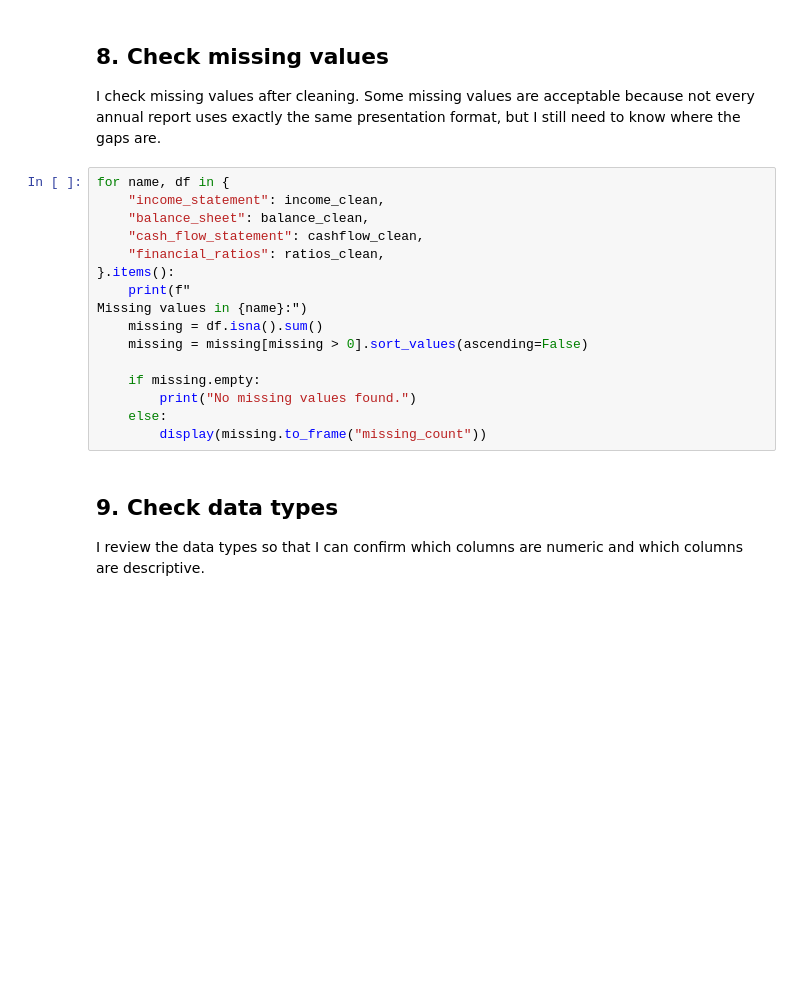
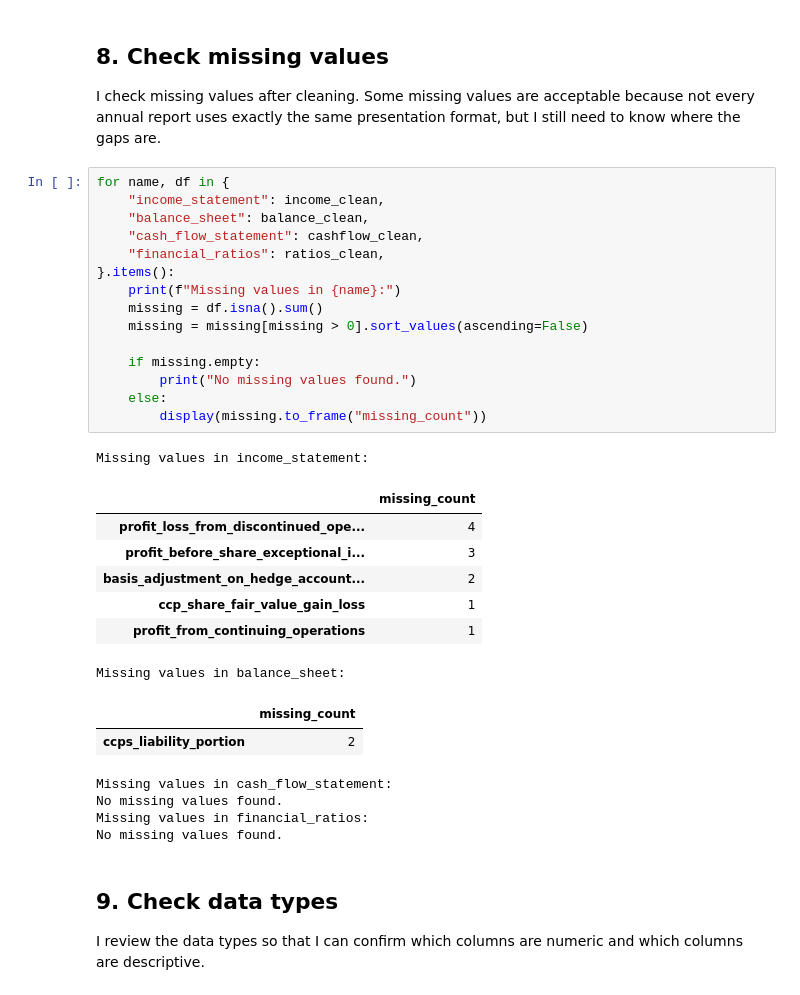
Before and after one commit to vatsal-goel/tata-motors-financial-analysis, a Jupyter notebook: notebooks/01_data_cleaning_and_validation.ipynb, the cells around one changed output. Saved outputs shown, nothing was run; the diff lists cells and outputs as text; blank space fills up the shorter version.

```diff
--- a/notebooks/01_data_cleaning_and_validation.ipynb
+++ b/notebooks/01_data_cleaning_and_validation.ipynb
@@ -246,19 +336,33 @@ I check missing values after cleaning. Some missing values are acceptable becaus
 # %%
 for name, df in {
     "income_statement": income_clean,
     "balance_sheet": balance_clean,
     "cash_flow_statement": cashflow_clean,
     "financial_ratios": ratios_clean,
 }.items():
-    print(f"
-Missing values in {name}:")
+    print(f"Missing values in {name}:")
     missing = df.isna().sum()
     missing = missing[missing > 0].sort_values(ascending=False)
 
     if missing.empty:
         print("No missing values found.")
     else:
         display(missing.to_frame("missing_count"))
+# %% [output]
+Missing values in income_statement:
+|  | missing_count |
+| profit_loss_from_discontinued_ope... | 4 |
+| profit_before_share_exceptional_i... | 3 |
+| basis_adjustment_on_hedge_account... | 2 |
+| ccp_share_fair_value_gain_loss | 1 |
+| profit_from_continuing_operations | 1 |
+Missing values in balance_sheet:
+|  | missing_count |
+| ccps_liability_portion | 2 |
+Missing values in cash_flow_statement:
+No missing values found.
+Missing values in financial_ratios:
+No missing values found.
 # %% [markdown]
 ## 9. Check data types
 
```
Also changed, not shown: parts of 12 cells of this notebook.
